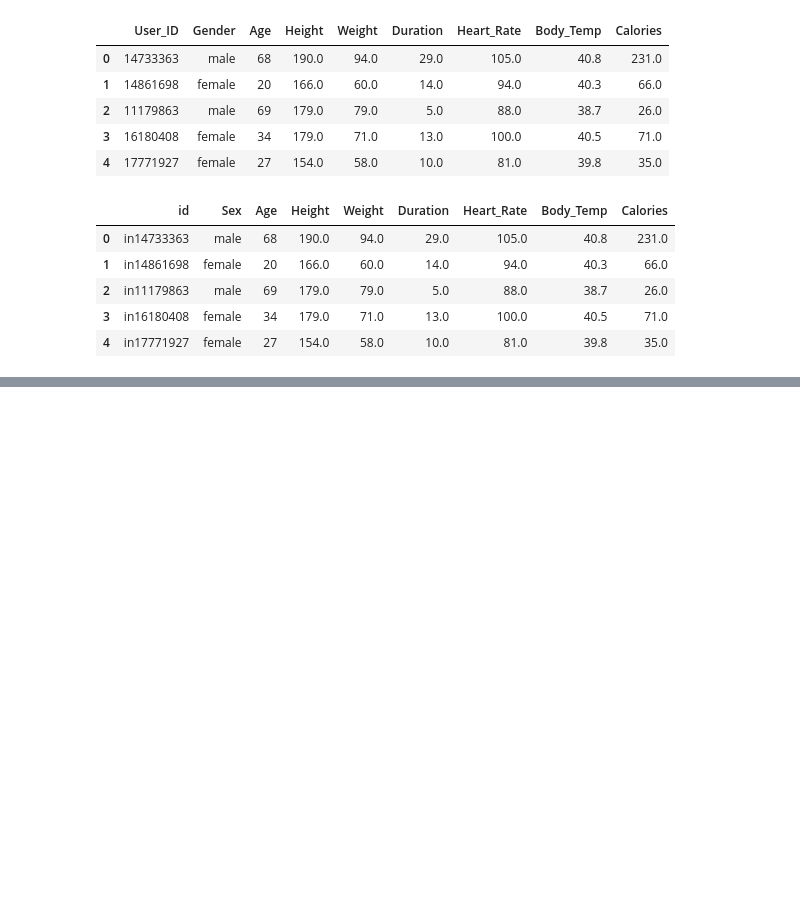
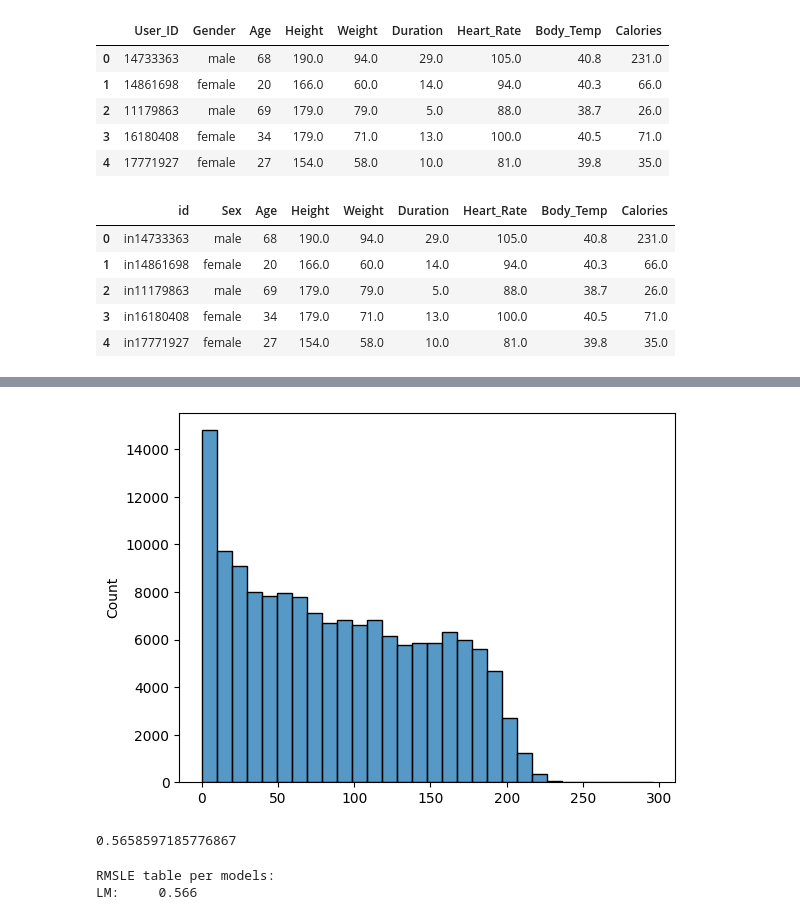
Before and after one commit to Mkranj/ML_calories_burned, a Jupyter notebook: scripts/initial_ml.ipynb, the cells around one changed output, grey strips where cells are left out. Drawn from its saved outputs; the diff is of its cells as text; code cells hidden in the pictures; blank space fills up the shorter version.

```diff
--- a/scripts/initial_ml.ipynb
+++ b/scripts/initial_ml.ipynb
@@ -52,0 +90,20 @@ transform_init_data(initial_data).head()
+# %%
+predictions[predictions < 0] = 0
+_ = sns.histplot(predictions, bins=30)
+# %% [output]
+[figure, added]
+# %%
+rmsle_lm =  root_mean_squared_log_error(test["Calories"],
+    predictions)
+
+rmsle_lm
+# %% [output]
+0.5658597185776867
+# %%
+print(f"""RMSLE table per models:
+LM:     {round(rmsle_lm, 3)}
+
+""")
+# %% [output]
+RMSLE table per models:
+LM:     0.566
```
Also changed, not shown: parts of 16 cells of this notebook, 1 other file.
